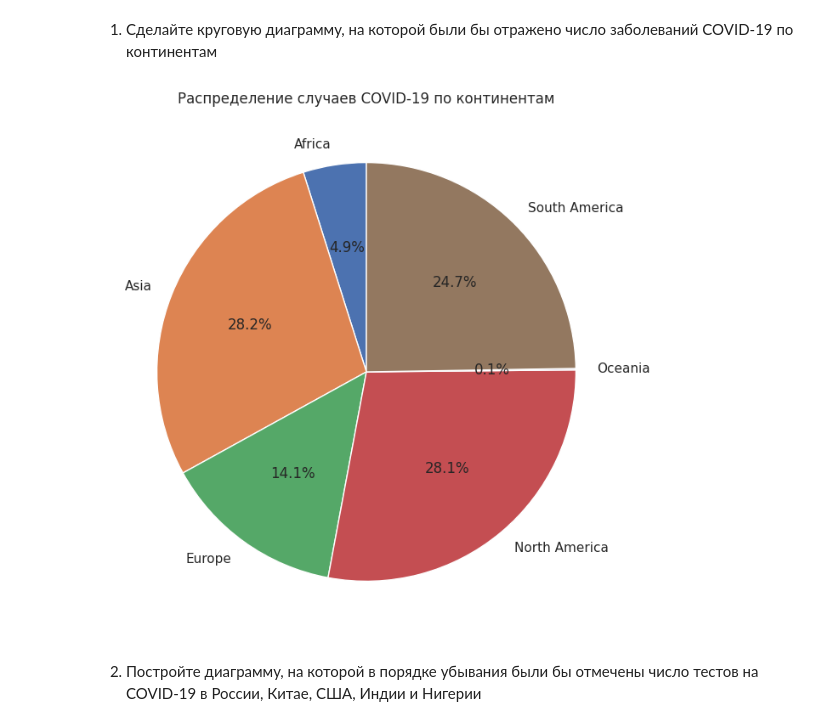
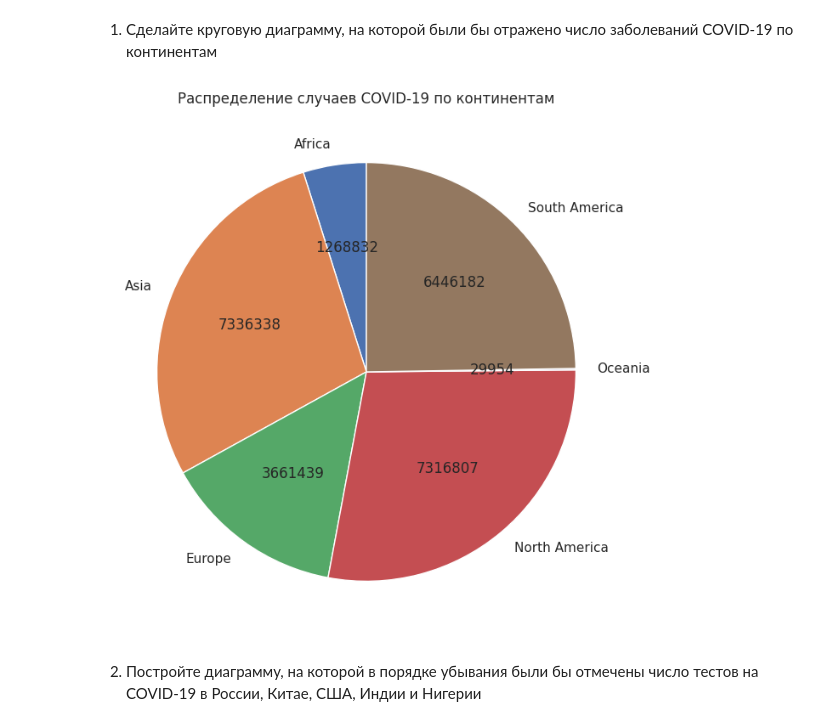
Before and after one commit to Idashxdx/ML, a Jupyter notebook: hw1_var3/Lab1_3.ipynb, the cells around one changed output. Cells and saved outputs as stored; diff of their text form; code cells hidden in the pictures.

```diff
--- a/hw1_var3/Lab1_3.ipynb
+++ b/hw1_var3/Lab1_3.ipynb
@@ -255,12 +255,15 @@ import seaborn as sns
 # %%
 plt.figure(figsize=(8, 8))
 cases_by_continent = merged_data.groupby('continent')['total_cases'].sum()
-cases_by_continent.plot(kind='pie', autopct='%1.1f%%', startangle=90)
+def format(x):
+    num = int(round(x * total_cases / 100))
+    return f'{num}'
+cases_by_continent.plot(kind='pie', autopct=format, startangle=90)
 plt.title('Распределение случаев COVID-19 по континентам')
 plt.ylabel('')
 plt.show()
 # %% [output]
-[figure, old version]
+[figure, new version]
 # %% [markdown]
 2. Постройте диаграмму, на которой в порядке убывания были бы отмечены число тестов на COVID-19 в России, Китае, США, Индии и Нигерии
 # %%
```
